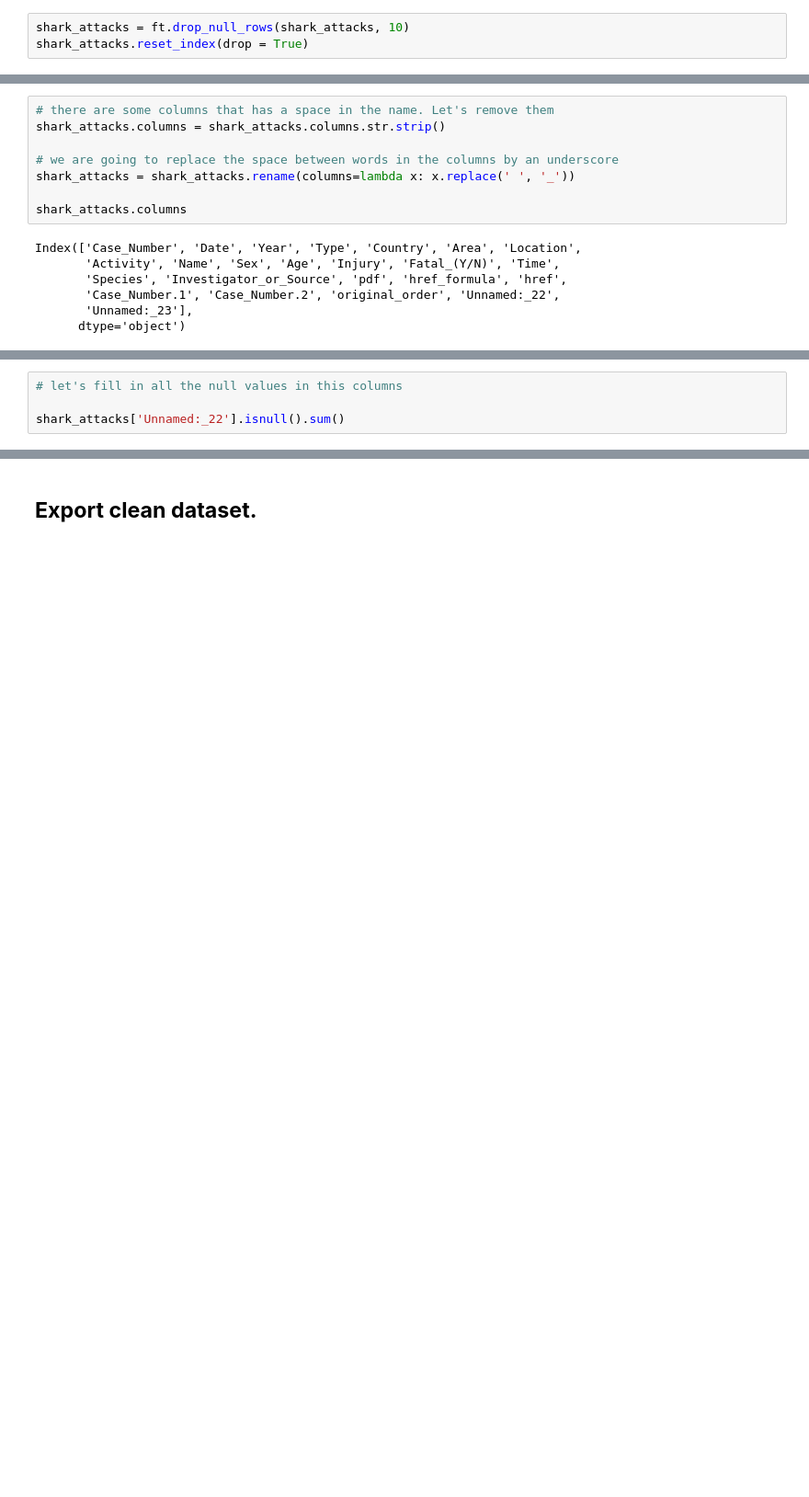
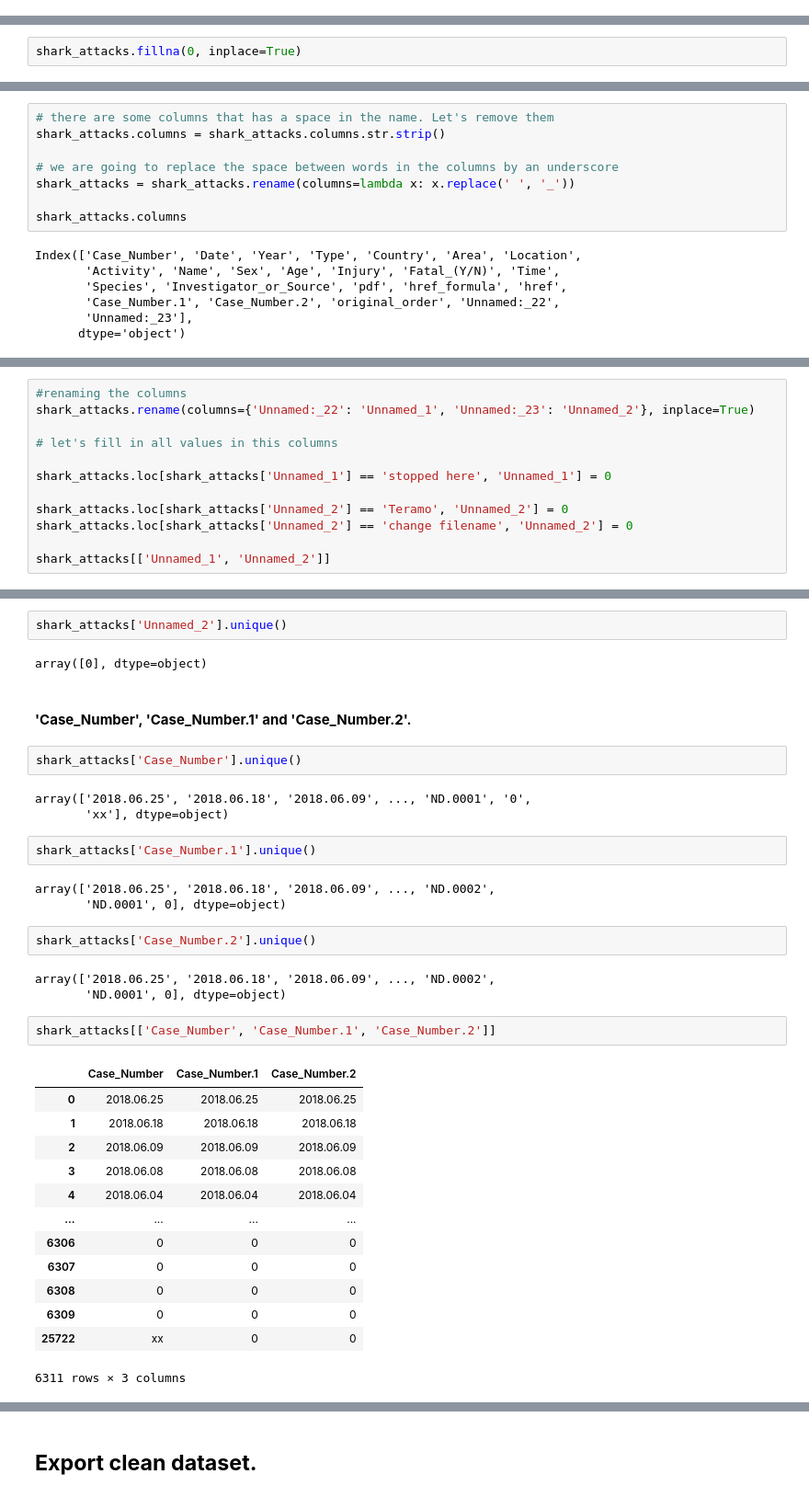
Before and after one commit to dapafer/data-cleaning-pandas, a Jupyter notebook: src/data_cleaning.ipynb, the cells around one changed output, grey strips where cells are left out. Shown: that part at 92% size. Saved outputs shown, nothing was run; the diff lists cells and outputs as text; blank space fills up the shorter version.

Commit message:
columns_transformed_v1

```diff
--- a/src/data_cleaning.ipynb
+++ b/src/data_cleaning.ipynb
@@ -56,3 +56,0 @@ shark_attacks.shape
-# %%
-shark_attacks = ft.drop_null_rows(shark_attacks, 10)
-shark_attacks.reset_index(drop = True)
@@ -76,0 +57,2 @@ shark_attacks.shape
+# %%
+shark_attacks.fillna(0, inplace=True)
@@ -96,5 +93,13 @@ Index(['Case_Number', 'Date', 'Year', 'Type', 'Country', 'Area', 'Location',
 # %%
-# let's fill in all the null values in this columns
+#renaming the columns
+shark_attacks.rename(columns={'Unnamed:_22': 'Unnamed_1', 'Unnamed:_23': 'Unnamed_2'}, inplace=True)
 
-shark_attacks['Unnamed:_22'].isnull().sum()
+# let's fill in all values in this columns
+
+shark_attacks.loc[shark_attacks['Unnamed_1'] == 'stopped here', 'Unnamed_1'] = 0
+
+shark_attacks.loc[shark_attacks['Unnamed_2'] == 'Teramo', 'Unnamed_2'] = 0
+shark_attacks.loc[shark_attacks['Unnamed_2'] == 'change filename', 'Unnamed_2'] = 0
+
+shark_attacks[['Unnamed_1', 'Unnamed_2']]
 # %% [output]
@@ -101,0 +123,37 @@ shark_attacks['Unnamed:_22'].isnull().sum()
+# %%
+shark_attacks['Unnamed_2'].unique()
+# %% [output]
+array([0], dtype=object)
+# %% [markdown]
+#### **'Case_Number', 'Case_Number.1' and 'Case_Number.2'.**
+# %%
+shark_attacks['Case_Number'].unique()
+# %% [output]
+array(['2018.06.25', '2018.06.18', '2018.06.09', ..., 'ND.0001', '0',
+       'xx'], dtype=object)
+# %%
+shark_attacks['Case_Number.1'].unique()
+# %% [output]
+array(['2018.06.25', '2018.06.18', '2018.06.09', ..., 'ND.0002',
+       'ND.0001', 0], dtype=object)
+# %%
+shark_attacks['Case_Number.2'].unique()
+# %% [output]
+array(['2018.06.25', '2018.06.18', '2018.06.09', ..., 'ND.0002',
+       'ND.0001', 0], dtype=object)
+# %%
+shark_attacks[['Case_Number', 'Case_Number.1', 'Case_Number.2']]
+# %% [output]
+|  | Case_Number | Case_Number.1 | Case_Number.2 |
+| 0 | 2018.06.25 | 2018.06.25 | 2018.06.25 |
+| 1 | 2018.06.18 | 2018.06.18 | 2018.06.18 |
+| 2 | 2018.06.09 | 2018.06.09 | 2018.06.09 |
+| 3 | 2018.06.08 | 2018.06.08 | 2018.06.08 |
+| 4 | 2018.06.04 | 2018.06.04 | 2018.06.04 |
+| ... | ... | ... | ... |
+| 6306 | 0 | 0 | 0 |
+| 6307 | 0 | 0 | 0 |
+| 6308 | 0 | 0 | 0 |
+| 6309 | 0 | 0 | 0 |
+| 25722 | xx | 0 | 0 |
+6311 rows × 3 columns
```
Also changed, not shown: parts of 20 cells of this notebook, 3 other files.
